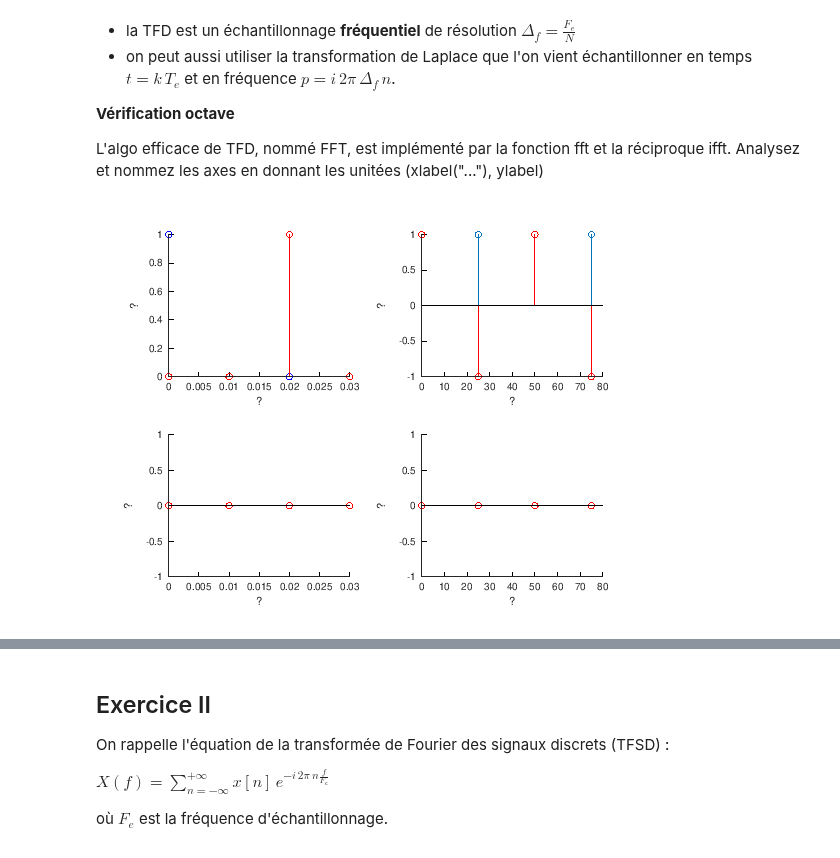
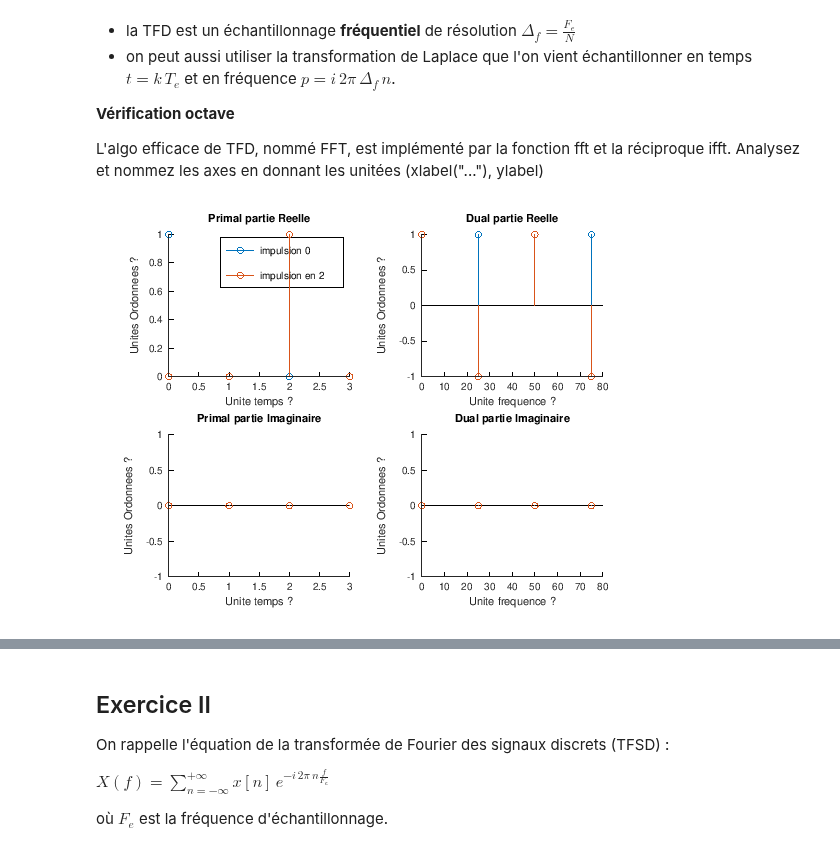
Before and after one commit to balaise31/Signal, a Jupyter notebook: discret/td/tfsd.ipynb, the cells around one changed output, grey strips where cells are left out. Saved outputs shown, nothing was run; the diff lists cells and outputs as text; code cells hidden in the pictures.

```diff
--- a/discret/td/tfsd.ipynb
+++ b/discret/td/tfsd.ipynb
@@ -76,35 +65,21 @@ Analysez et nommez les axes en donnant les unitées (xlabel("..."), ylabel)
 # %%
 N=4;
 Fe=100; Te = 1/Fe; k=(1:N)-1; t=k*Te;
 Df=Fe/N ; n=k; f = n*Df;
+
 delta = @(k) k==0 ; % impulsion unité discrète (astuce vaut 1 quand vrai)
-dirac = @(t) (t==0)/Tc ; % Dirac de poids 1 !! poids = A *Tc* donc amplitude =1/Tc !!
-
 x1 = delta(k);
 l=2;xl = delta(k-l);
 
-subplot(221)
-stem(t,real(x1),'b');hold on;
-stem(t,real(xl),'r')
-xlabel("?");
-ylabel("?");
-subplot(222)
-stem(f,real(fft(x1)));hold on;
-stem(f,real(fft(xl)),'r')
-xlabel("?");
-ylabel("?");
-subplot(223)
-stem(t,imag(x1));hold on;
-stem(t,imag(xl),'r')
-xlabel("?");
-ylabel("?");
-subplot(224)
-stem(f,imag(fft(x1)));hold on;
-stem(f,imag(fft(xl)),'r');
-xlabel("?");
-ylabel("?");
+plot_dual([k; k],"Unite temps ?",
+        [x1;xl],"Unites Ordonnees ?",
+        [f;f],"Unite frequence ?",
+        [fft(x1); fft(xl)],"Unites Ordonnees ?",
+        ["impulsion 0";"impulsion en 2"],
+        primalDiscret=true,
+        dualDiscret=true)
 # %% [output]
-[figure, old version]
+[figure, new version]
 # %% [markdown]
 ### 3) TFD en matriciel, changement de base
 
```
Also changed, not shown: parts of 4 cells of this notebook, 2 other files.
